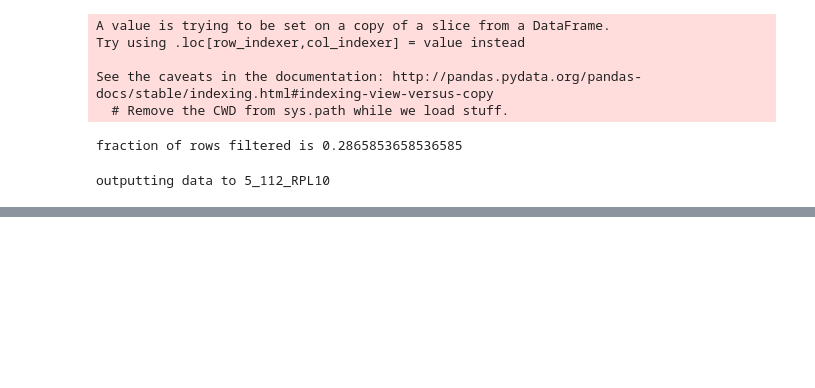
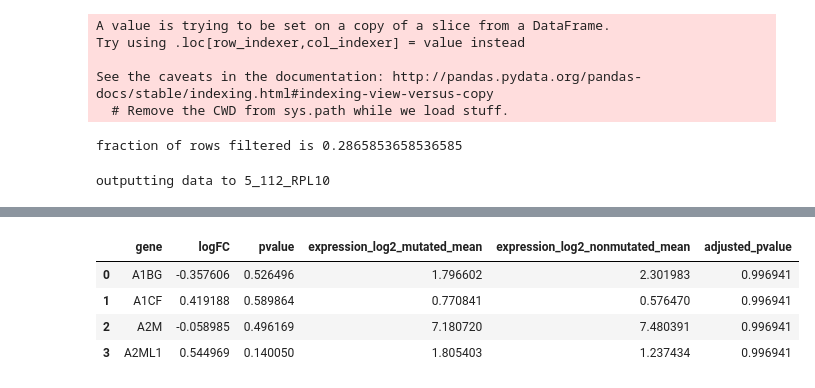
Before and after one commit to MeltemTutar/huang, a Jupyter notebook: Respond/Mutated_gene_expression_clean.ipynb, the cells around one changed output, grey strips where cells are left out. Drawn from its saved outputs; the diff is of its cells as text; code cells hidden in the pictures; blank space fills up the shorter version.

```diff
--- a/Respond/Mutated_gene_expression_clean.ipynb
+++ b/Respond/Mutated_gene_expression_clean.ipynb
@@ -156,0 +156,8 @@ volcano_plot_df
+# %%
+volcano_plot_df.head(4)
+# %% [output]
+|  | gene | logFC | pvalue | expression_log2_mutated_mean | expression_log2_nonmutated_mean | adjusted_pvalue |
+| 0 | A1BG | -0.357606 | 0.526496 | 1.796602 | 2.301983 | 0.996941 |
+| 1 | A1CF | 0.419188 | 0.589864 | 0.770841 | 0.576470 | 0.996941 |
+| 2 | A2M | -0.058985 | 0.496169 | 7.180720 | 7.480391 | 0.996941 |
+| 3 | A2ML1 | 0.544969 | 0.140050 | 1.805403 | 1.237434 | 0.996941 |
```
Also changed, not shown: parts of 13 cells of this notebook.
